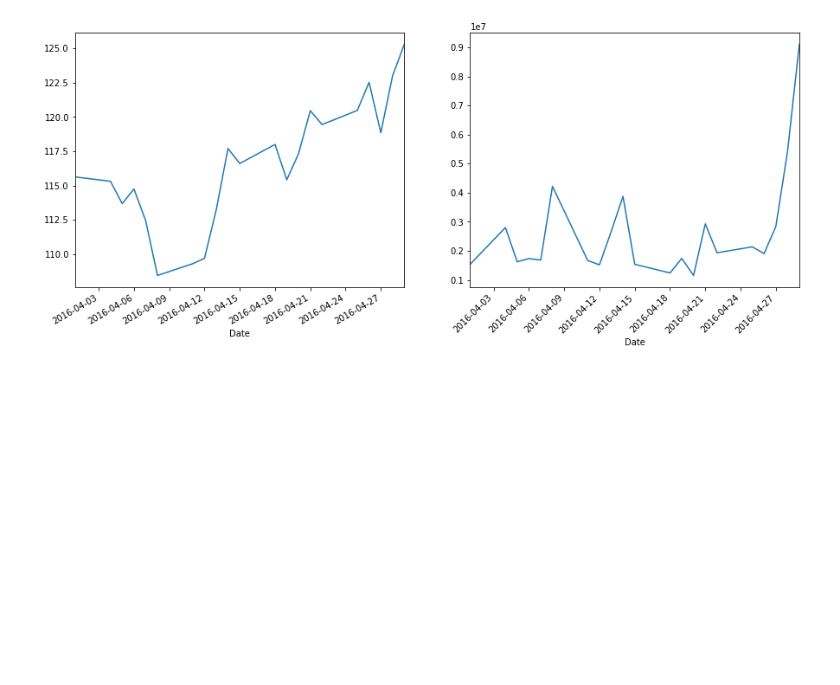
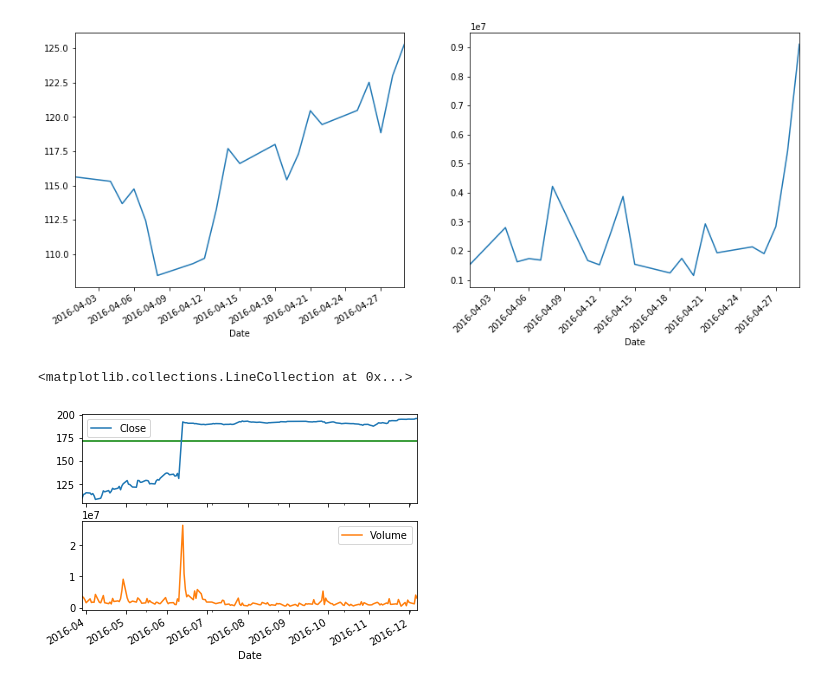
Before and after one commit to 4bic/learn_code, a Jupyter notebook: data_sci_foundations/plotting_tips.ipynb, the cells around one changed output. Saved outputs shown, nothing was run; the diff lists cells and outputs as text; code cells hidden in the pictures; blank space fills up the shorter version.

Commit message:
plot static charts

```diff
--- a/data_sci_foundations/plotting_tips.ipynb
+++ b/data_sci_foundations/plotting_tips.ipynb
@@ -22,3 +22,11 @@ df.loc['2016-04', 'Volume'].plot(ax=ax2, rot=45)
 # %% [output]
 <matplotlib.axes._subplots.AxesSubplot at 0x...>
 [figure]
+# %%
+# plot price and volume
+cax, vax = df[['Close', 'Volume']].plot(subplots=True)
+xmin, xmax = cax.get_xlim()
+cax.hlines(df['Close'].mean(), xmin,xmax, color='green')
+# %% [output]
+<matplotlib.collections.LineCollection at 0x...>
+[figure, added]
```
